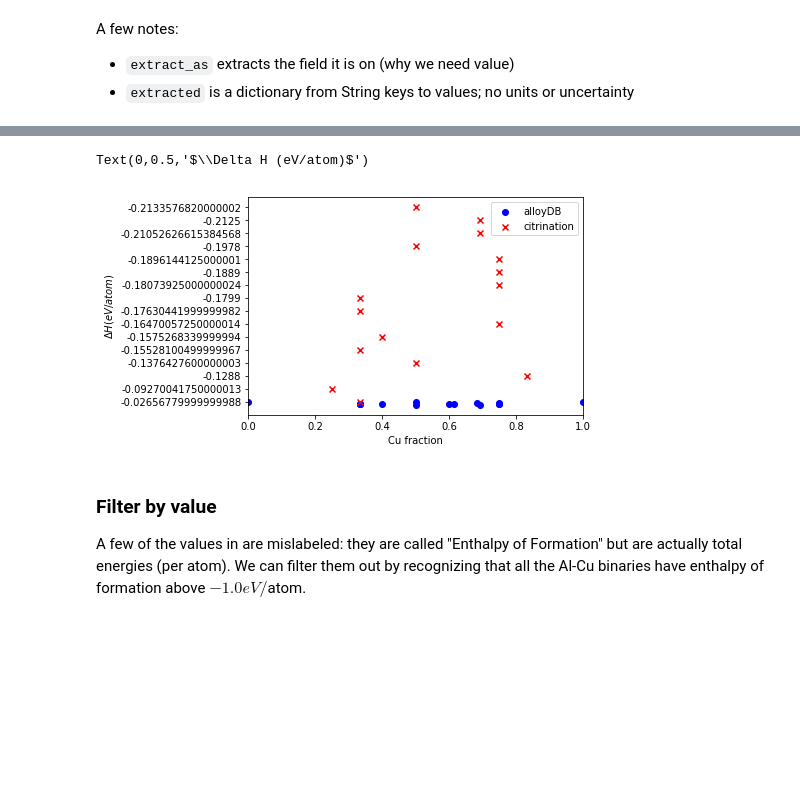
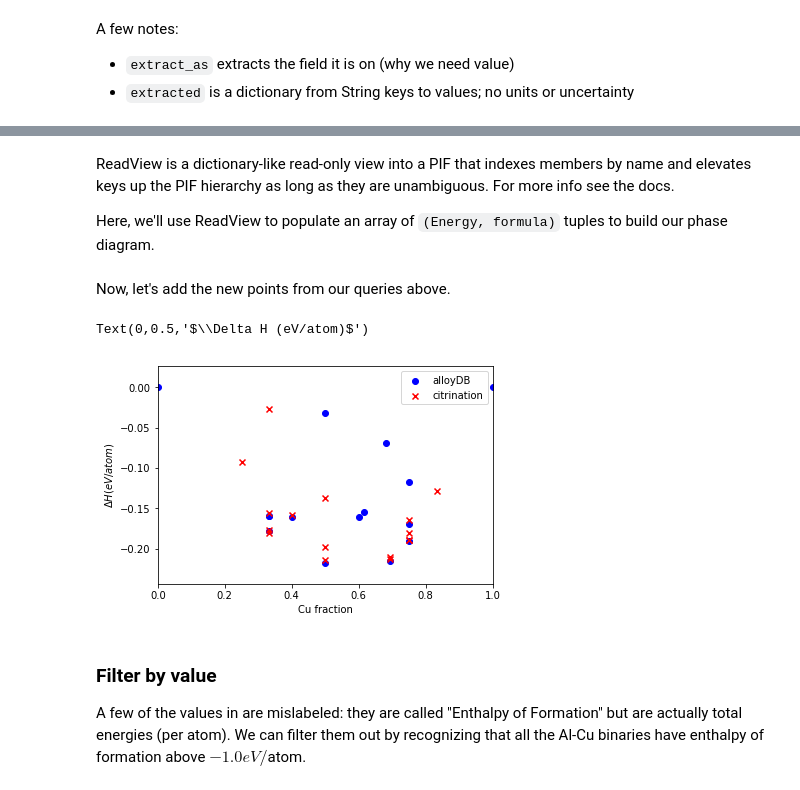
Before and after one commit to CitrineInformatics/learn-citrination, a Jupyter notebook: IntroQueries.ipynb, the cells around one changed output, grey strips where cells are left out. Drawn from its saved outputs; the diff is of its cells as text; code cells hidden in the pictures; blank space fills up the shorter version.

```diff
--- a/IntroQueries.ipynb
+++ b/IntroQueries.ipynb
@@ -260,0 +251,4 @@ Let's add these points to our Al-Cu phase diagram.
+# %% [markdown]
+ReadView is a dictionary-like read-only view into a PIF that indexes members by name and elevates keys up the PIF hierarchy as long as they are unambiguous. For more info see the docs.
+
+Here, we'll use ReadView to populate an array of `(Energy, formula)` tuples to build our phase diagram.
@@ -261,23 +271,26 @@ Let's add these points to our Al-Cu phase diagram.
+# %% [markdown]
+Now, let's add the new points from our queries above.
 # %%
 new_points = []
 for hit in res.hits:
     n_Al, n_Cu = get_stoich(hit.extracted["formula"])
     new_points.append((
             n_Cu / (n_Cu + n_Al),
-            hit.extracted["formation_enthalpy"]
+            float(hit.extracted["formation_enthalpy"])
         ))
 # %%
 %matplotlib inline
 import matplotlib.pyplot as plt
+
 plt.scatter(*zip(*points), color='blue', marker='o', label='alloyDB')
 plt.scatter(*zip(*new_points), color='red', marker='x', label='citrination')
-plt.legend()
+plt.legend(loc="best")
 plt.xlim(0, 1)
 plt.xlabel("Cu fraction")
 plt.ylabel("$\Delta H (eV/atom)$")
 # %% [output]
 Text(0,0.5,'$\\Delta H (eV/atom)$')
-[figure, old version]
+[figure, new version]
 # %% [markdown]
 ### Filter by value
 
```
Also changed, not shown: parts of 16 cells of this notebook, 5 other files.
